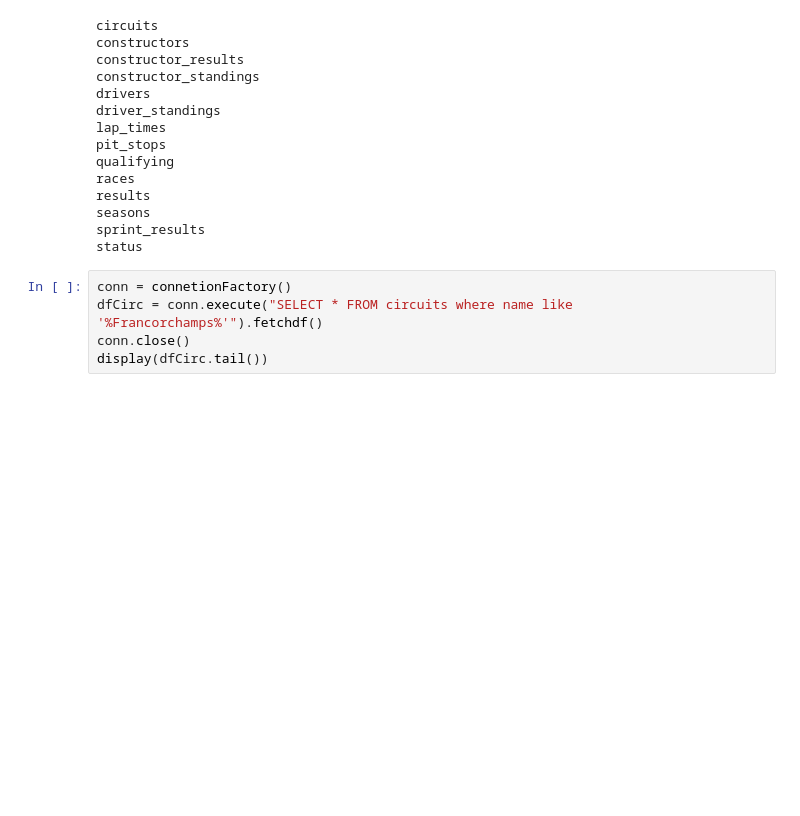
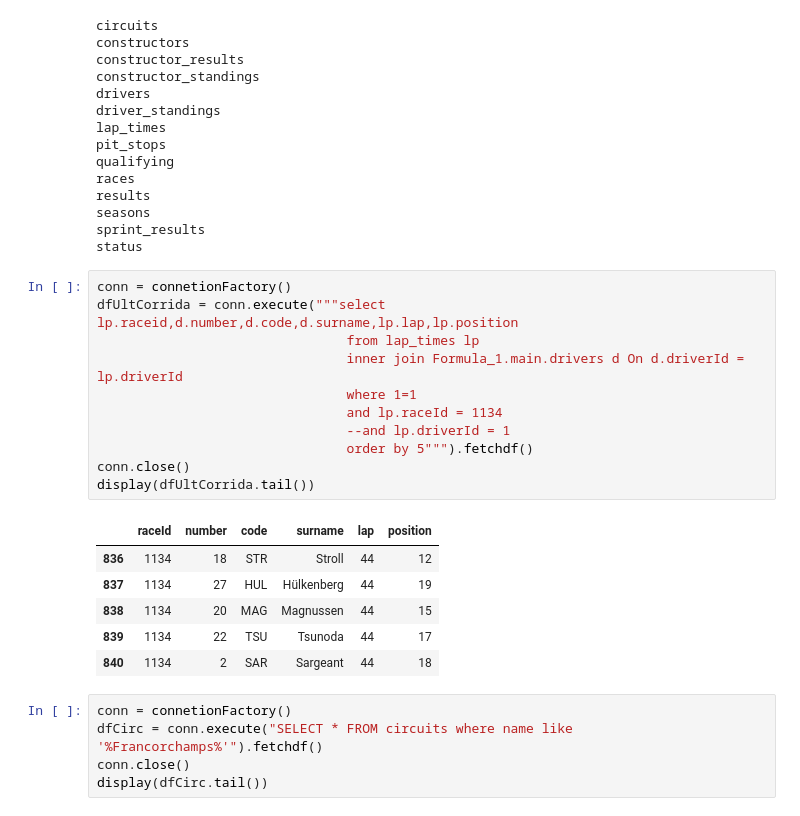
Before and after one commit to danielcs7/cientistaDados, a Jupyter notebook: projeto1/src/app.ipynb, the cells around one changed output. Saved outputs shown, nothing was run; the diff lists cells and outputs as text; blank space fills up the shorter version.

```diff
--- a/projeto1/src/app.ipynb
+++ b/projeto1/src/app.ipynb
@@ -135,6 +135,24 @@ results
 seasons
 sprint_results
 status
+# %%
+conn = connetionFactory()
+dfUltCorrida = conn.execute("""select lp.raceid,d.number,d.code,d.surname,lp.lap,lp.position
+                                from lap_times lp
+                                inner join Formula_1.main.drivers d On d.driverId = lp.driverId
+                                where 1=1
+                                and lp.raceId = 1134
+                                --and lp.driverId = 1
+                                order by 5""").fetchdf()
+conn.close()
+display(dfUltCorrida.tail())
+# %% [output]
+|  | raceId | number | code | surname | lap | position |
+| 836 | 1134 | 18 | STR | Stroll | 44 | 12 |
+| 837 | 1134 | 27 | HUL | Hülkenberg | 44 | 19 |
+| 838 | 1134 | 20 | MAG | Magnussen | 44 | 15 |
+| 839 | 1134 | 22 | TSU | Tsunoda | 44 | 17 |
+| 840 | 1134 | 2 | SAR | Sargeant | 44 | 18 |
 # %%
 conn = connetionFactory()
 dfCirc = conn.execute("SELECT * FROM circuits where name like '%Francorchamps%'").fetchdf()
```
Also changed, not shown: parts of 3 cells of this notebook.
